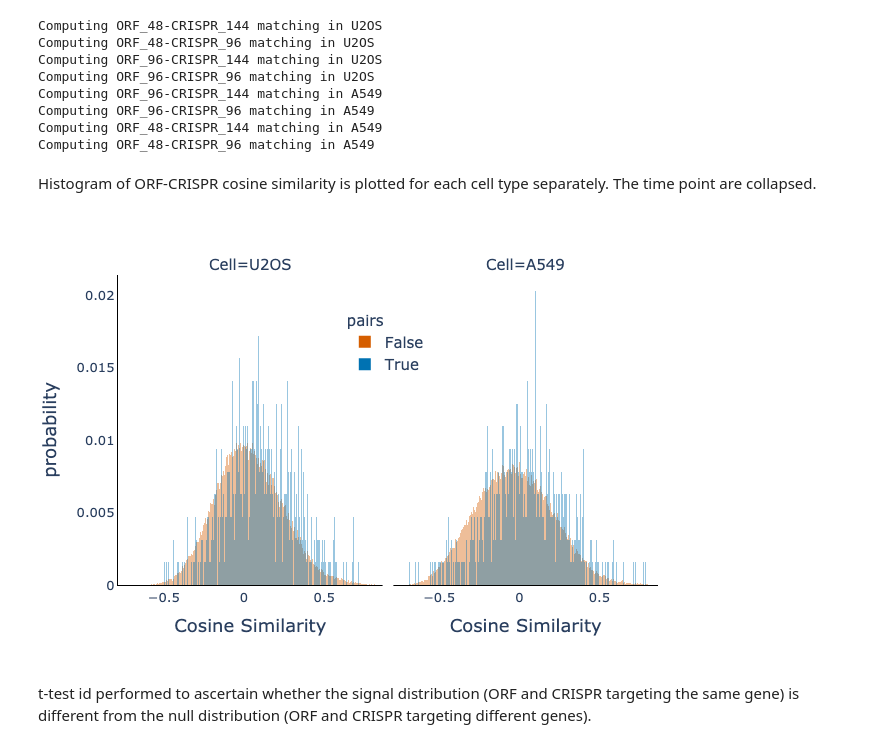
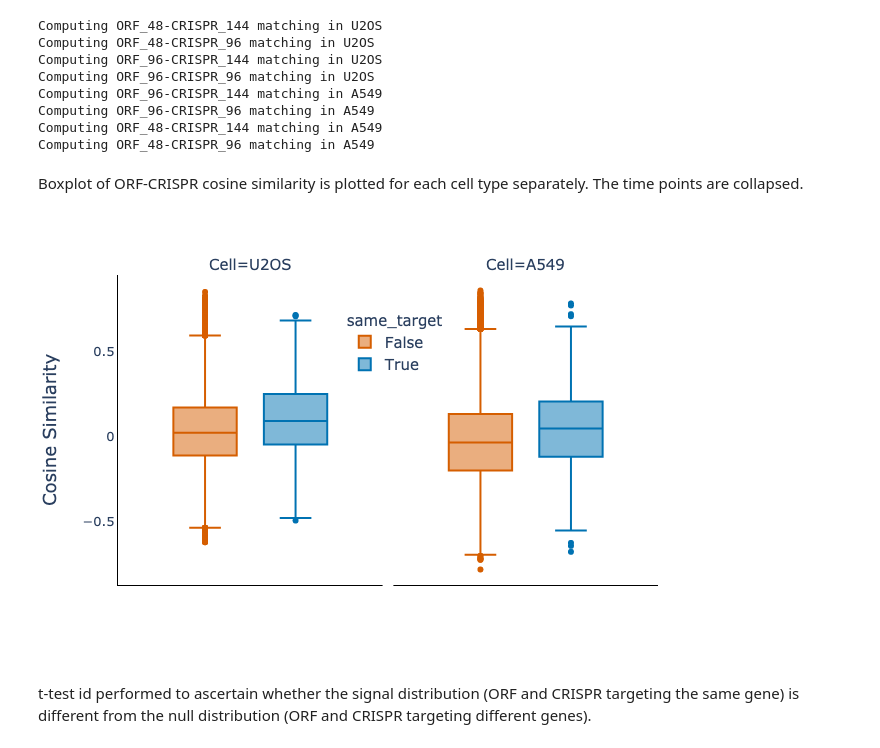
Before and after one commit to jump-cellpainting/2024_Chandrasekaran_NatureMethods, a Jupyter notebook: benchmark/5.visualize-similarities.ipynb, the cells around one changed output. Saved outputs shown, nothing was run; the diff lists cells and outputs as text; code cells hidden in the pictures.

```diff
--- a/benchmark/5.visualize-similarities.ipynb
+++ b/benchmark/5.visualize-similarities.ipynb
@@ -118,7 +118,7 @@ for cell in experiment_df.Cell_type.unique():
                     precision.truth_matrix
                     .unstack()
                     .reset_index()
-                    .rename(columns={0: 'pairs'})
+                    .rename(columns={0: 'same_target'})
                 )
 
                 corr_truth = (
@@ -188,12 +185,14 @@ t-test is performed to ascertain if the signal distribution cosine similarities
 for cell_type in matching_df.Cell.unique():
     cell_df = matching_df.query('Cell==@cell_type')
 
-    crispr_df = cell_df.query('Genetic_Perturbation=="CRISPR"').query('pairs==True')
-    orf_df = cell_df.query('Genetic_Perturbation=="ORF"').query('pairs==True')
-    crispr_null_df = cell_df.query('Genetic_Perturbation=="CRISPR"').query('pairs==False')
-    orf_null_df = cell_df.query('Genetic_Perturbation=="ORF"').query('pairs==False')
+    crispr_df = cell_df.query('Genetic_Perturbation=="CRISPR"').query('same_target==True')
+    orf_df = cell_df.query('Genetic_Perturbation=="ORF"').query('same_target==True')
+    crispr_null_df = cell_df.query('Genetic_Perturbation=="CRISPR"').query('same_target==False')
+    orf_null_df = cell_df.query('Genetic_Perturbation=="ORF"').query('same_target==False')
 
     ttest_2sample = sps.ttest_ind(crispr_df.cosine_sim.values, orf_df.cosine_sim.values)
+    ttest_2sample_crispr = sps.ttest_ind(crispr_df.cosine_sim.values, crispr_null_df.cosine_sim.values)
+    ttest_2sample_orf = sps.ttest_ind(orf_df.cosine_sim.values, orf_null_df.cosine_sim.values)
     ttest_2sample_null = sps.ttest_ind(crispr_null_df.cosine_sim.values, orf_null_df.cosine_sim.values)
 
     matching_statistic_df = matching_statistic_df.append({'Cell': f'{cell_type}',
@@ -202,6 +201,16 @@ for cell_type in matching_df.Cell.unique():
                                                           'pvalue': f'{utils.convert_pvalue(ttest_2sample.pvalue)}'}, ignore_index=True)
 
     matching_statistic_df = matching_statistic_df.append({'Cell': f'{cell_type}',
+                                                          'Samples': 'CRISPR-CRISPR-null',
+                                                          'statistic': ttest_2sample_crispr.statistic,
+                                                          'pvalue': f'{utils.convert_pvalue(ttest_2sample_crispr.pvalue)}'}, ignore_index=True)
+
+    matching_statistic_df = matching_statistic_df.append({'Cell': f'{cell_type}',
+                                                          'Samples': 'ORF-ORF-null',
+                                                          'statistic': ttest_2sample_orf.statistic,
+                                                          'pvalue': f'{utils.convert_pvalue(ttest_2sample_orf.pvalue)}'}, ignore_index=True)
+
+    matching_statistic_df = matching_statistic_df.append({'Cell': f'{cell_type}',
                                                           'Samples': 'CRISPR null-ORF null',
                                                           'statistic': ttest_2sample_null.statistic,
                                                           'pvalue': f'{utils.convert_pvalue(ttest_2sample_null.pvalue)}'}, ignore_index=True)
@@ -320,7 +333,7 @@ for cell in genetic_perturbation_experiment_df.Cell_type.unique():
                 precision.truth_matrix
                 .unstack()
                 .reset_index()
-                .rename(columns={0: 'pairs'})
+                .rename(columns={0: 'same_target'})
             )
 
             corr_truth = (
@@ -343,31 +356,28 @@ Computing ORF_96-CRISPR_96 matching in A549
 Computing ORF_48-CRISPR_144 matching in A549
 Computing ORF_48-CRISPR_96 matching in A549
 # %% [markdown]
-Histogram of ORF-CRISPR cosine similarity is plotted for each cell type separately. The time point are collapsed.
+Boxplot of ORF-CRISPR cosine similarity is plotted for each cell type separately. The time points are collapsed.
 # %%
-fig = px.histogram(
+fig = px.box(
     orf_crispr_matching_df,
-    x = 'cosine_sim',
-    color = 'pairs',
+    y = 'cosine_sim',
+    color = 'same_target',
     facet_col = 'Cell',
-    opacity=0.4,
-    histnorm='probability',
-    barmode='overlay',
     color_discrete_map=color_discrete_map_null
     )
 fig.update_layout(
-    xaxis1=dict(title='Cosine Similarity', linecolor = "#000000", tickfont=dict(size=13)),
-    xaxis2=dict(title='Cosine Similarity', linecolor = "#000000", tickfont=dict(size=13)),
-    yaxis1=dict(linecolor = "#000000", tickfont=dict(size=13)),
+    xaxis1=dict(linecolor = "#000000", tickfont=dict(size=13)),
+    xaxis2=dict(linecolor = "#000000", tickfont=dict(size=13)),
+    yaxis1=dict(title='Cosine Similarity', linecolor = "#000000", tickfont=dict(size=13)),
     font=dict(size=15),
     paper_bgcolor='rgba(0,0,0,0)',
     plot_bgcolor='rgba(0,0,0,0)',
     legend=dict(x=0.42, y=0.9, bgcolor="white")
 )
 fig.show("png")
 fig.write_image('figures/5.orf_crispr_cosine_similarities.png', width=640, height=480, scale=2)
 # %% [output]
-[figure, old version]
+[figure, new version]
 # %% [markdown]
 t-test id performed to ascertain whether the signal distribution (ORF and CRISPR targeting the same gene) is different from the null distribution (ORF and CRISPR targeting different genes).
 # %%
```
Also changed, not shown: parts of 5 cells of this notebook, 2 other files.
